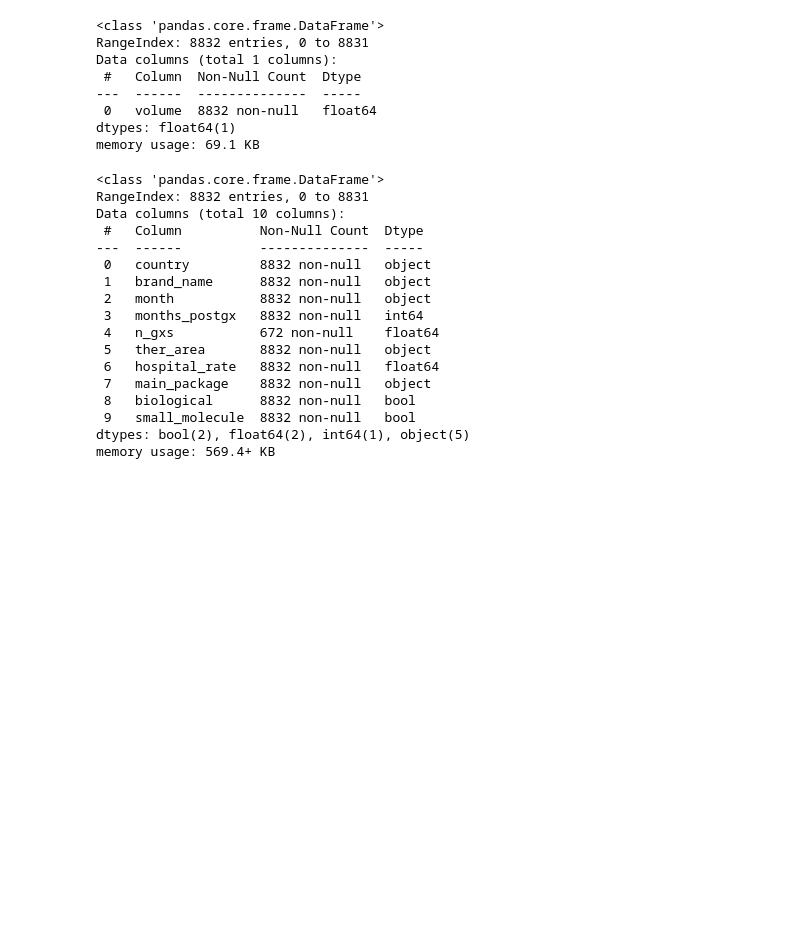
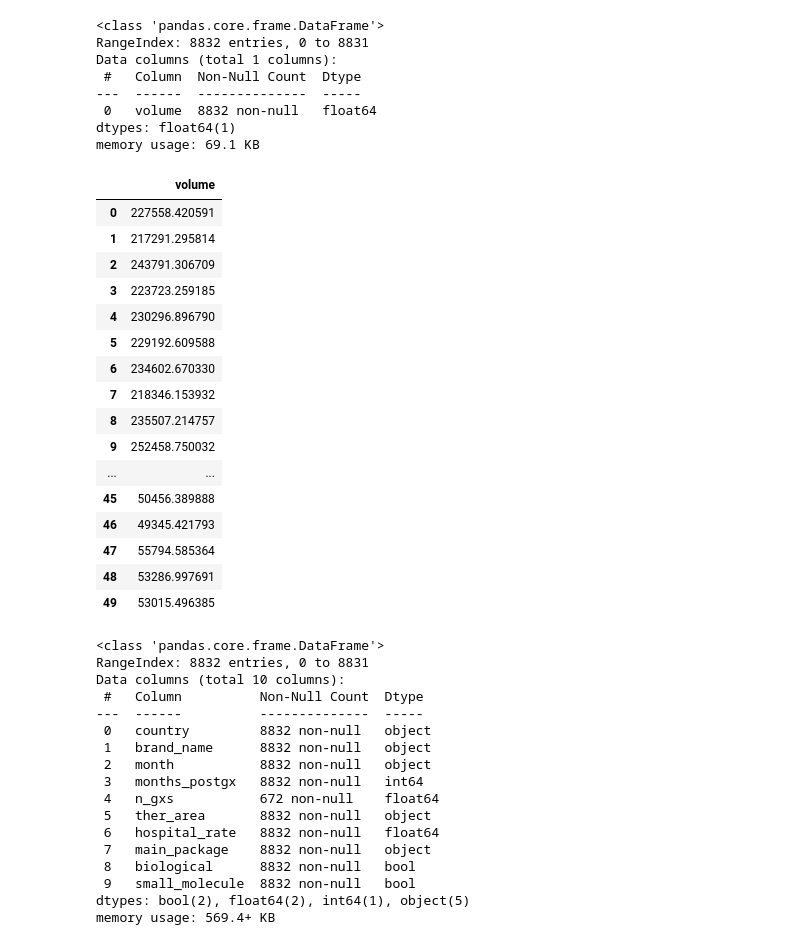
Before and after one commit to Tanay0123/Redbacks, a Jupyter notebook: Poisson_Regression_Model.ipynb, the cells around one changed output. Saved outputs shown, nothing was run; the diff lists cells and outputs as text; code cells hidden in the pictures; blank space fills up the shorter version.

```diff
--- a/Poisson_Regression_Model.ipynb
+++ b/Poisson_Regression_Model.ipynb
@@ -104,6 +104,26 @@ Data columns (total 1 columns):
  0   volume  8832 non-null   float64
 dtypes: float64(1)
 memory usage: 69.1 KB
+# %%
+pred_df.head(50)
+# %% [output]
+|  | volume |
+| 0 | 227558.420591 |
+| 1 | 217291.295814 |
+| 2 | 243791.306709 |
+| 3 | 223723.259185 |
+| 4 | 230296.896790 |
+| 5 | 229192.609588 |
+| 6 | 234602.670330 |
+| 7 | 218346.153932 |
+| 8 | 235507.214757 |
+| 9 | 252458.750032 |
+| ... | ... |
+| 45 | 50456.389888 |
+| 46 | 49345.421793 |
+| 47 | 55794.585364 |
+| 48 | 53286.997691 |
+| 49 | 53015.496385 |
 # %%
 X_test.info()
 # %% [output]
```
Also changed, not shown: parts of 5 cells of this notebook, 2 other files.
